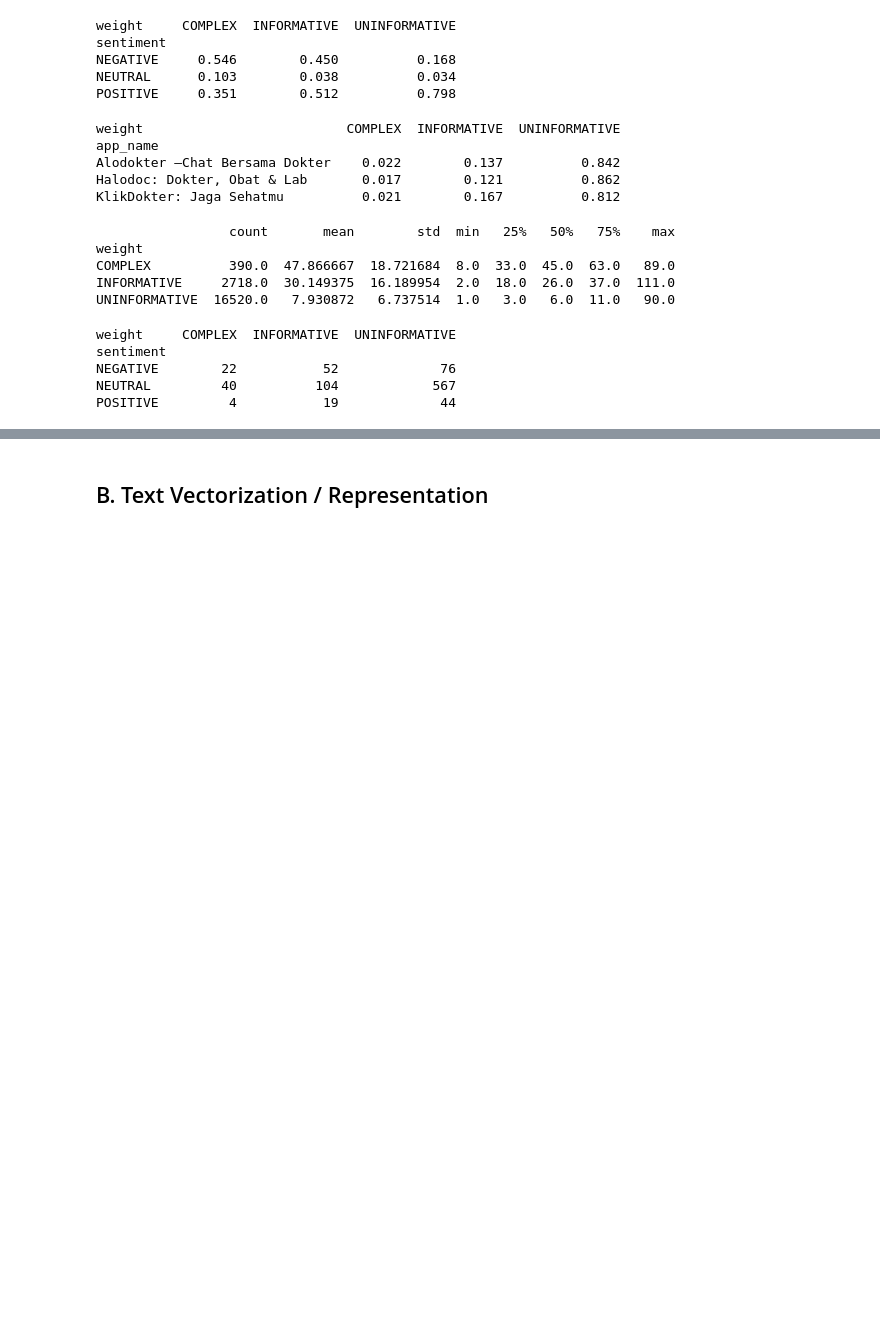
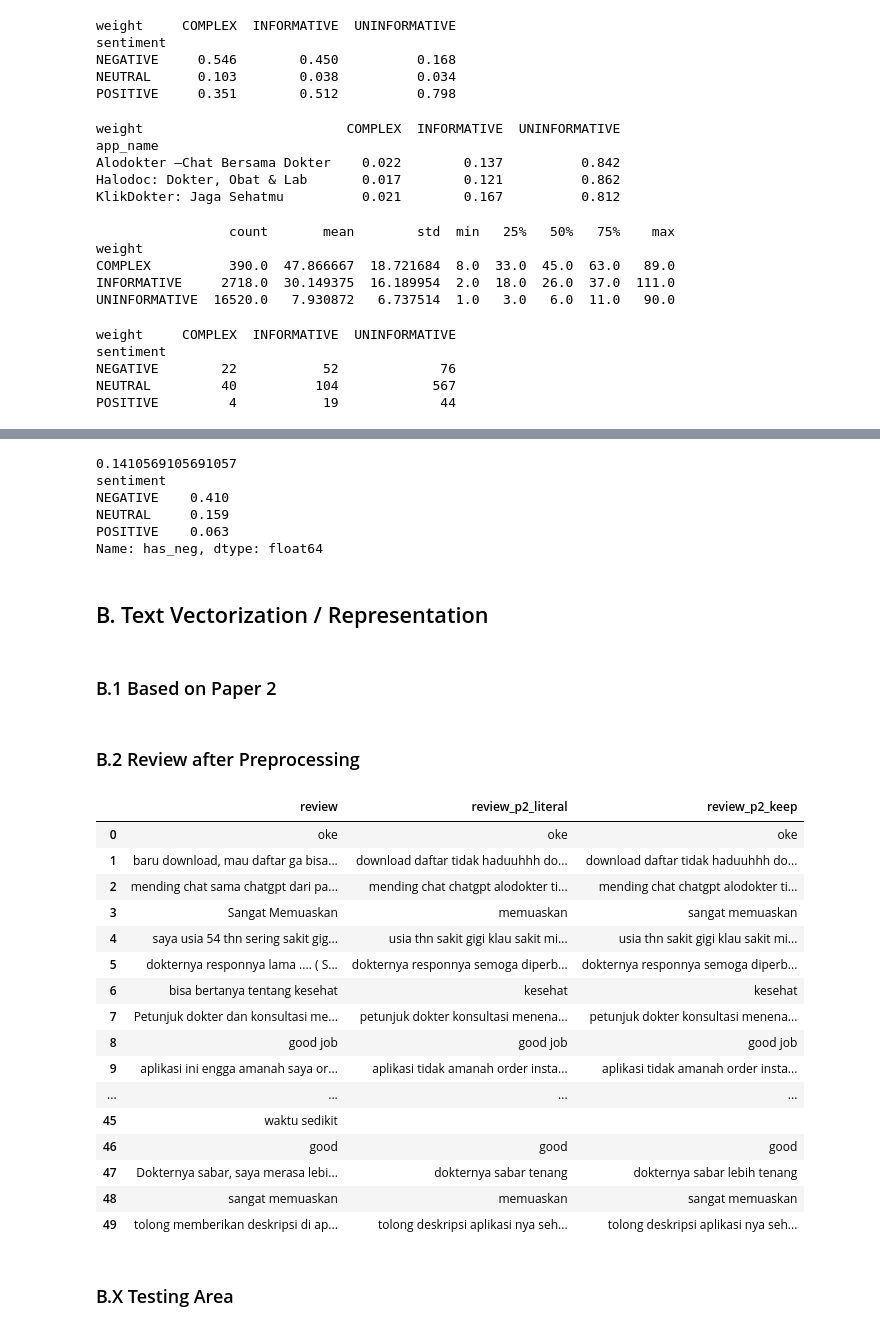
Before and after one commit to AlvinWjy25/telemedicine-sentiment-analysis-MTL, a Jupyter notebook: notebook/EDA.ipynb, the cells around one changed output, grey strips where cells are left out. Drawn from its saved outputs; the diff is of its cells as text; code cells hidden in the pictures; blank space fills up the shorter version.

Commit message:
feat: including early text preprocessing for paper 2

```diff
--- a/notebook/EDA.ipynb
+++ b/notebook/EDA.ipynb
@@ -323,2 +323,60 @@ Name: review_length, dtype: float64
+# %%
+neg_words = {'tidak', 'tak', 'bukan', 'belum', 'jangan', 'kurang', 'tapi', 'tetapi', 'namun'}
+
+def has_neg(text):
+    return any(t in neg_words for t in str(text).lower().split())
+
+df['has_neg'] = df['review'].map(has_neg)
+print(df['has_neg'].mean())                                # proporsi review yang kehilangan negasi
+print(df.groupby('sentiment')['has_neg'].mean().round(3))  # per kelas
+# %% [output]
+0.1410569105691057
+sentiment
+NEGATIVE    0.410
+NEUTRAL     0.159
+POSITIVE    0.063
+Name: has_neg, dtype: float64
 # %% [markdown]
 ## B. Text Vectorization / Representation
+# %% [markdown]
+### B.1 Based on Paper 2
+# %%
+from pathlib import Path
+import sys, os
+
+ROOT_DIR = Path.cwd().resolve().parent
+sys.path.insert(0, str(ROOT_DIR))
+
+from config.config_script import DATA_DIR
+from src.Preprocessing_paper2 import TextPreprocessing_Paper2
+
+tp_literal = TextPreprocessing_Paper2(keep_negation=False, normalize_first=False)
+tp_keep = TextPreprocessing_Paper2(keep_negation=True, normalize_first=True)
+
+df['review_p2_literal'] = tp_literal.fit_transform(df['review'])
+df['review_p2_keep'] = tp_keep.fit_transform(df['review'])
+# %% [markdown]
+### B.2 Review after Preprocessing
+# %%
+review_column = ['review', 'review_p2_literal', 'review_p2_keep']
+df[review_column].head(50)
+# %% [output]
+|  | review | review_p2_literal | review_p2_keep |
+| 0 | oke | oke | oke |
+| 1 | baru download, mau daftar ga bisa... | download daftar tidak haduuhhh do... | download daftar tidak haduuhhh do... |
+| 2 | mending chat sama chatgpt dari pa... | mending chat chatgpt alodokter ti... | mending chat chatgpt alodokter ti... |
+| 3 | Sangat Memuaskan | memuaskan | sangat memuaskan |
+| 4 | saya usia 54 thn sering sakit gig... | usia thn sakit gigi klau sakit mi... | usia thn sakit gigi klau sakit mi... |
+| 5 | dokternya responnya lama .... ( S... | dokternya responnya semoga diperb... | dokternya responnya semoga diperb... |
+| 6 | bisa bertanya tentang kesehat | kesehat | kesehat |
+| 7 | Petunjuk dokter dan konsultasi me... | petunjuk dokter konsultasi menena... | petunjuk dokter konsultasi menena... |
+| 8 | good job | good job | good job |
+| 9 | aplikasi ini engga amanah saya or... | aplikasi tidak amanah order insta... | aplikasi tidak amanah order insta... |
+| ... | ... | ... | ... |
+| 45 | waktu sedikit |  |  |
+| 46 | good | good | good |
+| 47 | Dokternya sabar, saya merasa lebi... | dokternya sabar tenang | dokternya sabar lebih tenang |
+| 48 | sangat memuaskan | memuaskan | sangat memuaskan |
+| 49 | tolong memberikan deskripsi di ap... | tolong deskripsi aplikasi nya seh... | tolong deskripsi aplikasi nya seh... |
+# %% [markdown]
+### B.X Testing Area
```
Also changed, not shown: parts of 8 cells of this notebook.
